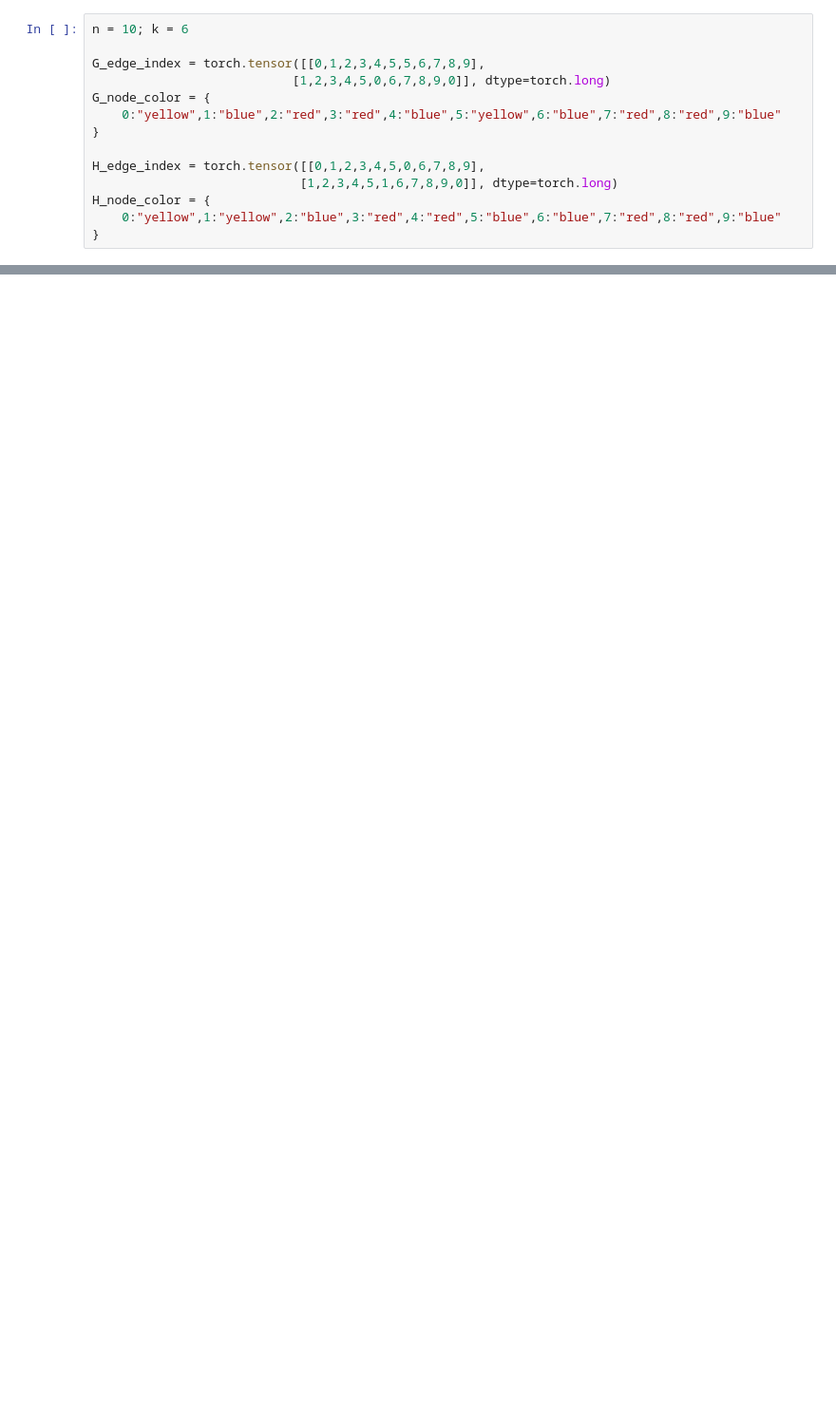
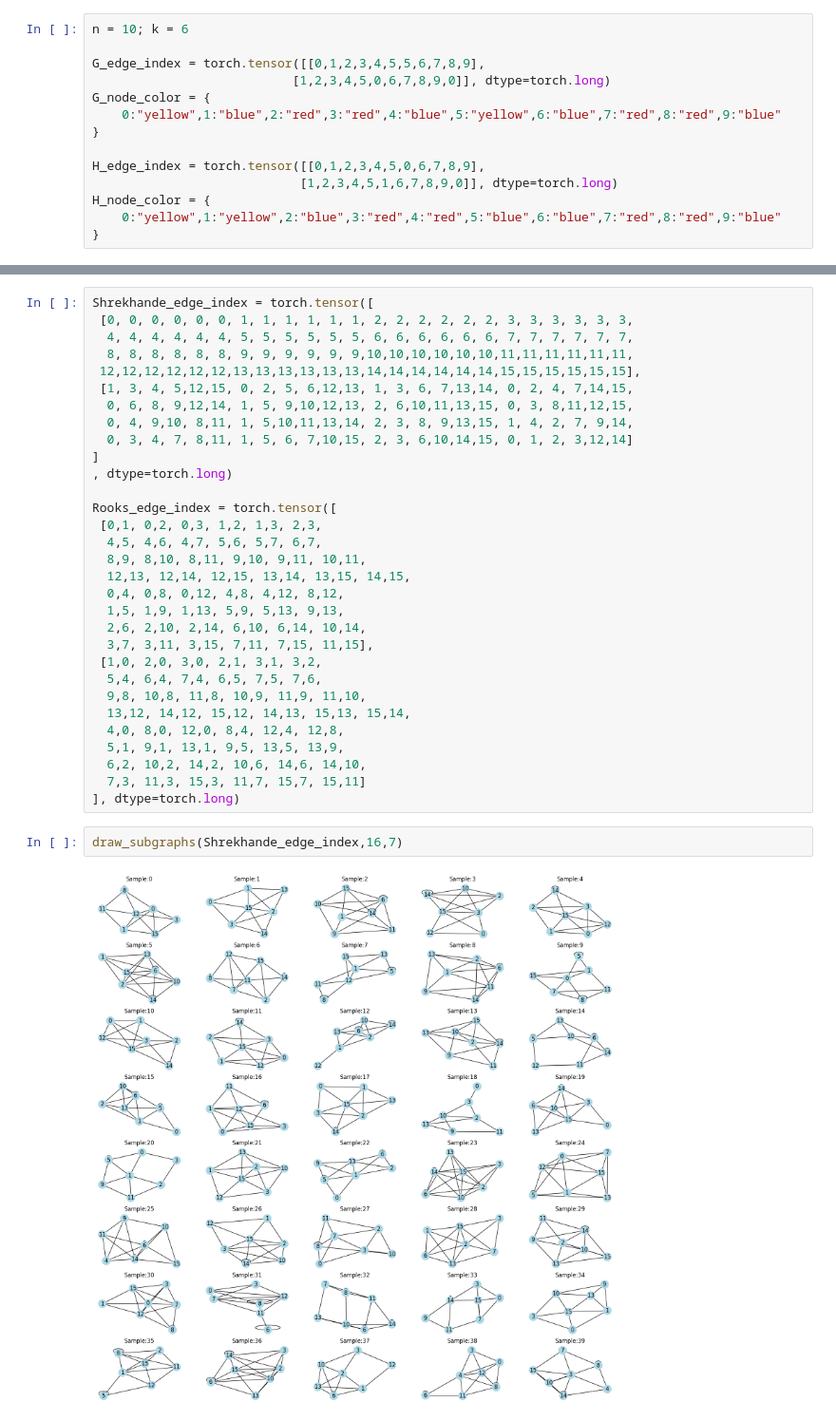
Before and after one commit to AniruddhaMandal/SS-GNN, a Jupyter notebook: notebooks/Subgraphs Visualization.ipynb, the cells around one changed output, grey strips where cells are left out. Shown at 95% size. Saved outputs shown, nothing was run; the diff lists cells and outputs as text; blank space fills up the shorter version.

```diff
--- a/notebooks/Subgraphs Visualization.ipynb
+++ b/notebooks/Subgraphs Visualization.ipynb
@@ -52,0 +107,35 @@ draw_subgraphs(H_edge_index, H_node_color, n, k)
+# %%
+Shrekhande_edge_index = torch.tensor([
+ [0, 0, 0, 0, 0, 0, 1, 1, 1, 1, 1, 1, 2, 2, 2, 2, 2, 2, 3, 3, 3, 3, 3, 3,
+  4, 4, 4, 4, 4, 4, 5, 5, 5, 5, 5, 5, 6, 6, 6, 6, 6, 6, 7, 7, 7, 7, 7, 7,
+  8, 8, 8, 8, 8, 8, 9, 9, 9, 9, 9, 9,10,10,10,10,10,10,11,11,11,11,11,11,
+ 12,12,12,12,12,12,13,13,13,13,13,13,14,14,14,14,14,14,15,15,15,15,15,15],
+ [1, 3, 4, 5,12,15, 0, 2, 5, 6,12,13, 1, 3, 6, 7,13,14, 0, 2, 4, 7,14,15,
+  0, 6, 8, 9,12,14, 1, 5, 9,10,12,13, 2, 6,10,11,13,15, 0, 3, 8,11,12,15,
+  0, 4, 9,10, 8,11, 1, 5,10,11,13,14, 2, 3, 8, 9,13,15, 1, 4, 2, 7, 9,14,
+  0, 3, 4, 7, 8,11, 1, 5, 6, 7,10,15, 2, 3, 6,10,14,15, 0, 1, 2, 3,12,14]
+]
+, dtype=torch.long)
+
+Rooks_edge_index = torch.tensor([
+ [0,1, 0,2, 0,3, 1,2, 1,3, 2,3,
+  4,5, 4,6, 4,7, 5,6, 5,7, 6,7,
+  8,9, 8,10, 8,11, 9,10, 9,11, 10,11,
+  12,13, 12,14, 12,15, 13,14, 13,15, 14,15,
+  0,4, 0,8, 0,12, 4,8, 4,12, 8,12,
+  1,5, 1,9, 1,13, 5,9, 5,13, 9,13,
+  2,6, 2,10, 2,14, 6,10, 6,14, 10,14,
+  3,7, 3,11, 3,15, 7,11, 7,15, 11,15],
+ [1,0, 2,0, 3,0, 2,1, 3,1, 3,2,
+  5,4, 6,4, 7,4, 6,5, 7,5, 7,6,
+  9,8, 10,8, 11,8, 10,9, 11,9, 11,10,
+  13,12, 14,12, 15,12, 14,13, 15,13, 15,14,
+  4,0, 8,0, 12,0, 8,4, 12,4, 12,8,
+  5,1, 9,1, 13,1, 9,5, 13,5, 13,9,
+  6,2, 10,2, 14,2, 10,6, 14,6, 14,10,
+  7,3, 11,3, 15,3, 11,7, 15,7, 15,11]
+], dtype=torch.long)
+# %%
+draw_subgraphs(Shrekhande_edge_index,16,7)
+# %% [output]
+[figure, added]
```
Also changed, not shown: parts of 14 cells of this notebook, 1 other file.
